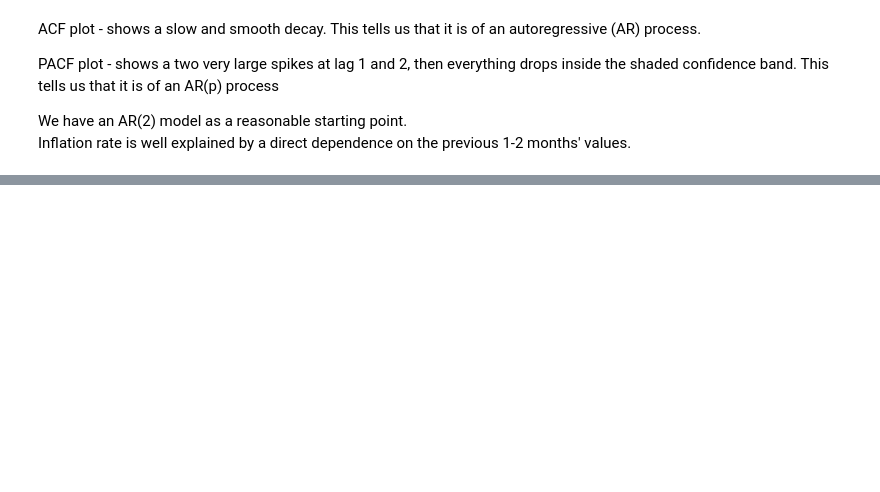
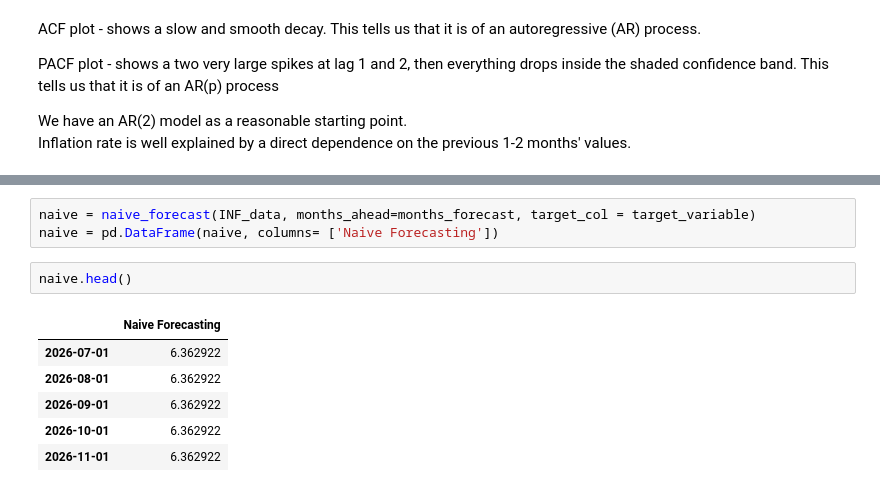
Before and after one commit to USERc137/Inflation-Forecast-Regression, a Jupyter notebook: inf_forecast.ipynb, the cells around one changed output, grey strips where cells are left out. Saved outputs shown, nothing was run; the diff lists cells and outputs as text; blank space fills up the shorter version.

```diff
--- a/inf_forecast.ipynb
+++ b/inf_forecast.ipynb
@@ -288,0 +363,12 @@ Inflation rate is well explained by a direct dependence on the previous 1-2 mont
+# %%
+naive = naive_forecast(INF_data, months_ahead=months_forecast, target_col = target_variable)
+naive = pd.DataFrame(naive, columns= ['Naive Forecasting'])
+# %%
+naive.head()
+# %% [output]
+|  | Naive Forecasting |
+| 2026-07-01 | 6.362922 |
+| 2026-08-01 | 6.362922 |
+| 2026-09-01 | 6.362922 |
+| 2026-10-01 | 6.362922 |
+| 2026-11-01 | 6.362922 |
```
Also changed, not shown: parts of 18 cells of this notebook, 3 other files.
